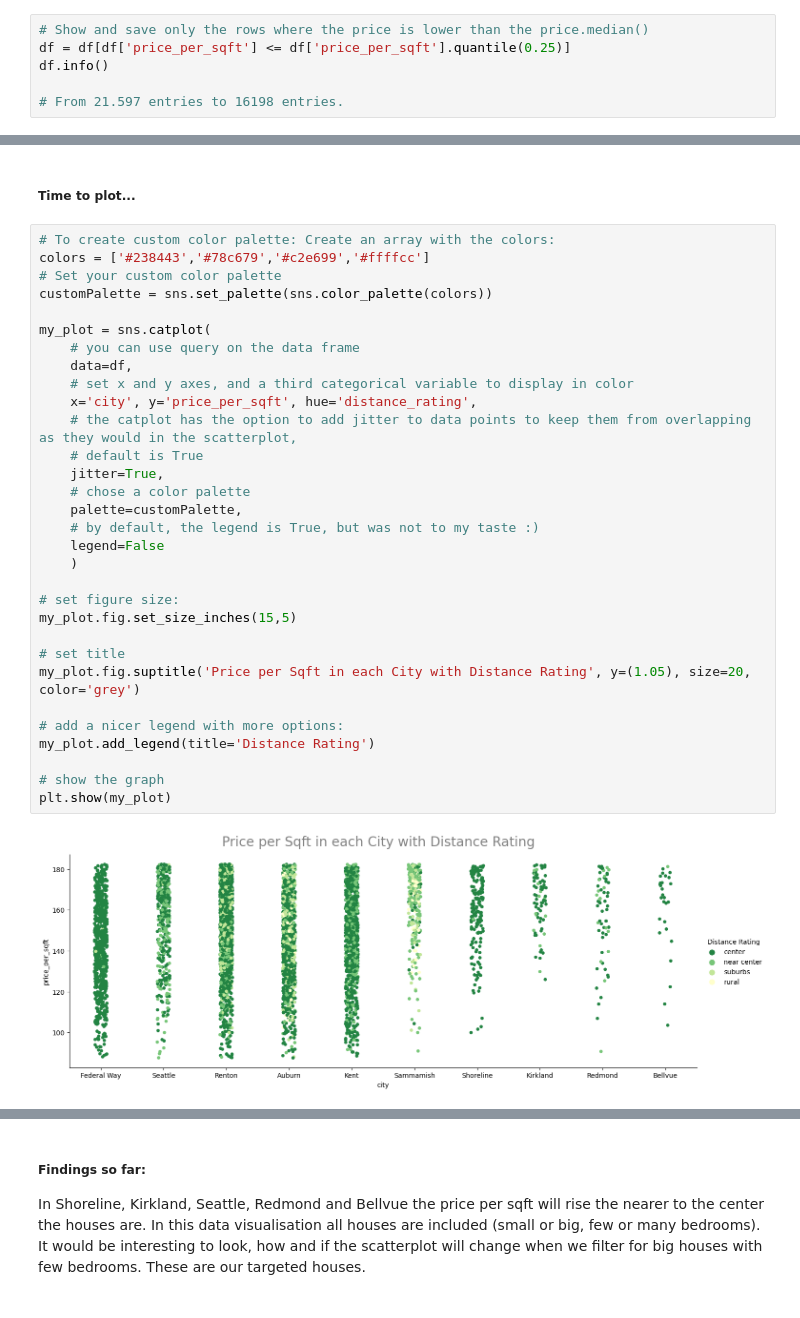
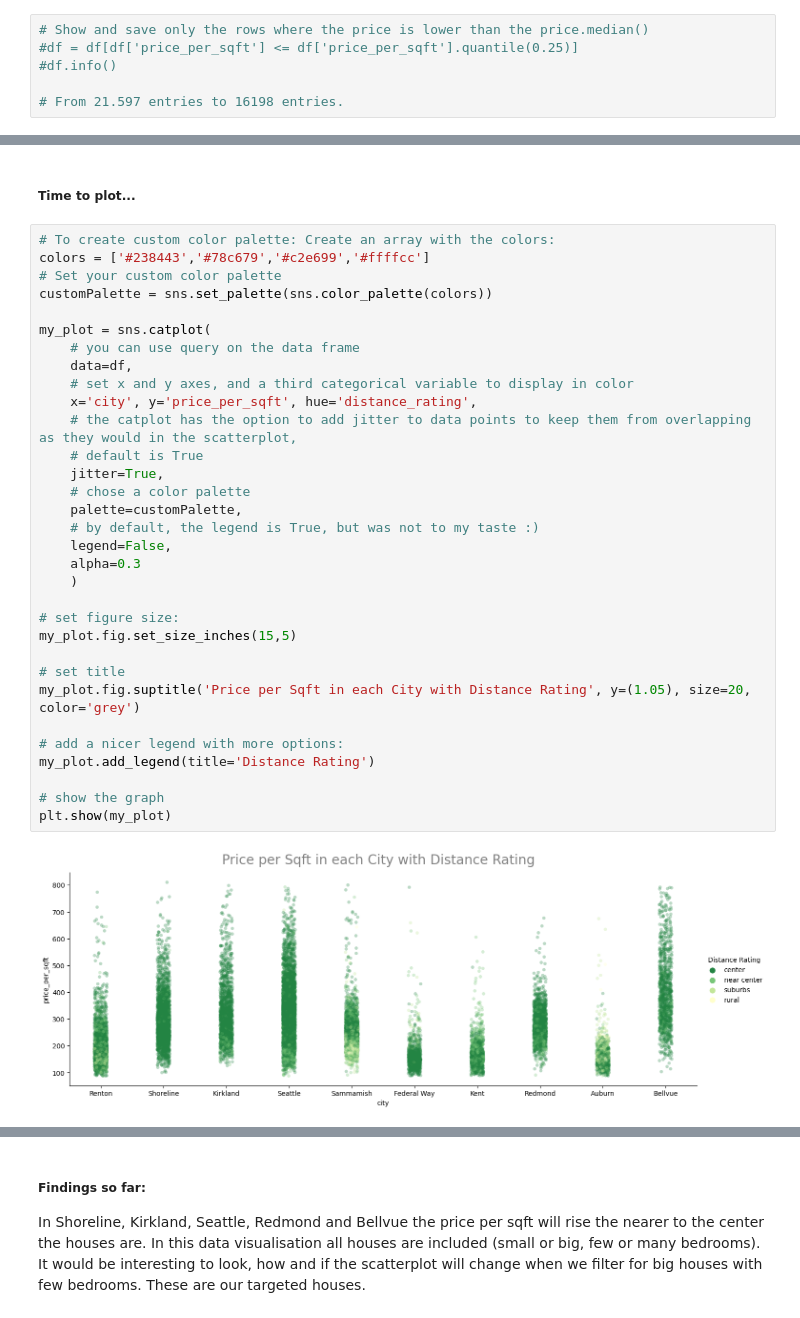
Before and after one commit to ShahiW/eda_project_housing, a Jupyter notebook: EDA.ipynb, the cells around one changed output, grey strips where cells are left out. Cells and saved outputs as stored; diff of their text form.

```diff
--- a/EDA.ipynb
+++ b/EDA.ipynb
@@ -178,6 +246,6 @@ plt.show()
 # %%
 # Show and save only the rows where the price is lower than the price.median()
-df = df[df['price_per_sqft'] <= df['price_per_sqft'].quantile(0.25)]
-df.info()
+#df = df[df['price_per_sqft'] <= df['price_per_sqft'].quantile(0.25)]
+#df.info()
 
 # From 21.597 entries to 16198 entries.
@@ -493,32 +545,33 @@ df.head(10)
 # To create custom color palette: Create an array with the colors:
 colors = ['#238443','#78c679','#c2e699','#ffffcc']
 # Set your custom color palette
 customPalette = sns.set_palette(sns.color_palette(colors))
 
 my_plot = sns.catplot(
     # you can use query on the data frame
     data=df,
     # set x and y axes, and a third categorical variable to display in color
     x='city', y='price_per_sqft', hue='distance_rating',
     # the catplot has the option to add jitter to data points to keep them from overlapping as they would in the scatterplot,
     # default is True
     jitter=True,
     # chose a color palette
     palette=customPalette,
     # by default, the legend is True, but was not to my taste :)
-    legend=False
+    legend=False,
+    alpha=0.3
     )
 
 # set figure size:
 my_plot.fig.set_size_inches(15,5)
 
 # set title
 my_plot.fig.suptitle('Price per Sqft in each City with Distance Rating', y=(1.05), size=20, color='grey')
 
 # add a nicer legend with more options:
 my_plot.add_legend(title='Distance Rating')
 
 # show the graph
 plt.show(my_plot)
 # %% [output]
-[figure, old version]
+[figure, new version]
```
Also changed, not shown: parts of 37 cells of this notebook.
